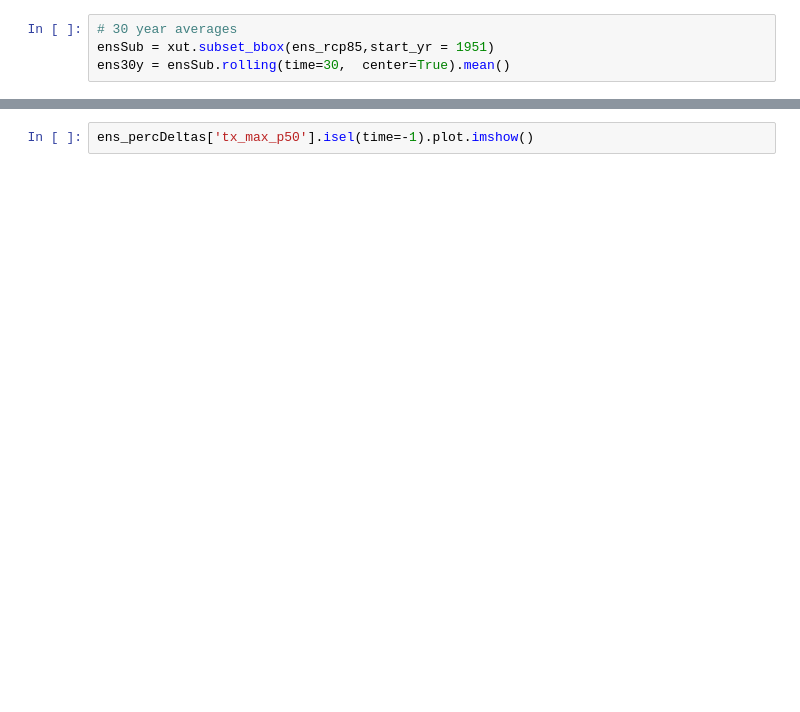
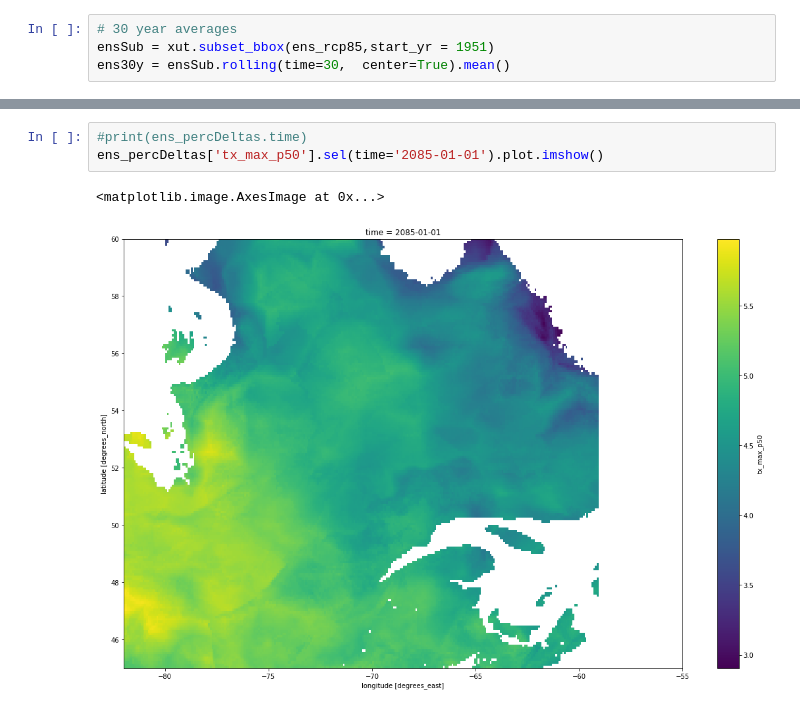
Before and after one commit to Ouranosinc/xclim, a Jupyter notebook: docs/notebooks/xclim_training/XCLIM Demo - Ensembles.ipynb, the cells around one changed output, grey strips where cells are left out. Cells and saved outputs as stored; diff of their text form; blank space fills up the shorter version.

```diff
--- a/docs/notebooks/xclim_training/XCLIM Demo - Ensembles.ipynb
+++ b/docs/notebooks/xclim_training/XCLIM Demo - Ensembles.ipynb
@@ -90,2 +191,6 @@ print(ens_percDeltas)
-# %%
-ens_percDeltas['tx_max_p50'].isel(time=-1).plot.imshow()
+# %%
+#print(ens_percDeltas.time)
+ens_percDeltas['tx_max_p50'].sel(time='2085-01-01').plot.imshow()
+# %% [output]
+<matplotlib.image.AxesImage at 0x...>
+[figure, added]
```
Also changed, not shown: parts of 13 cells of this notebook.
